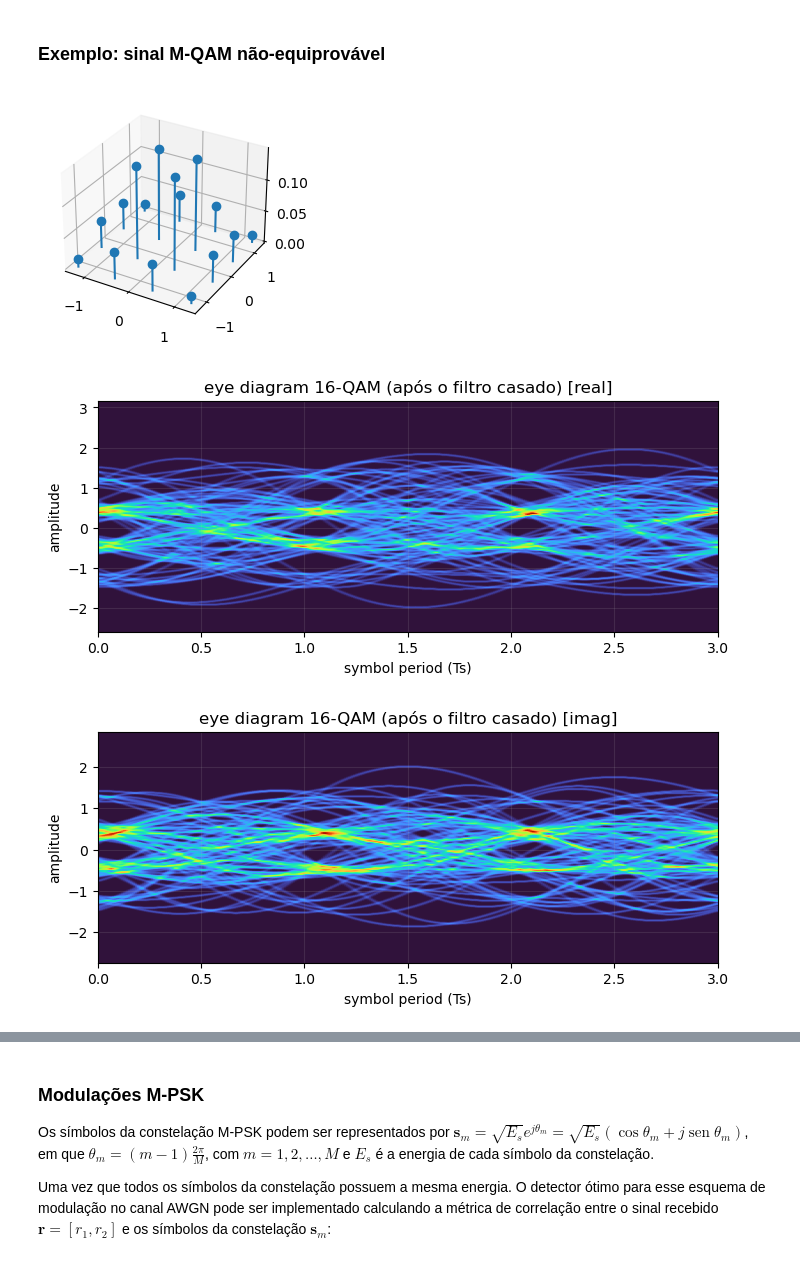
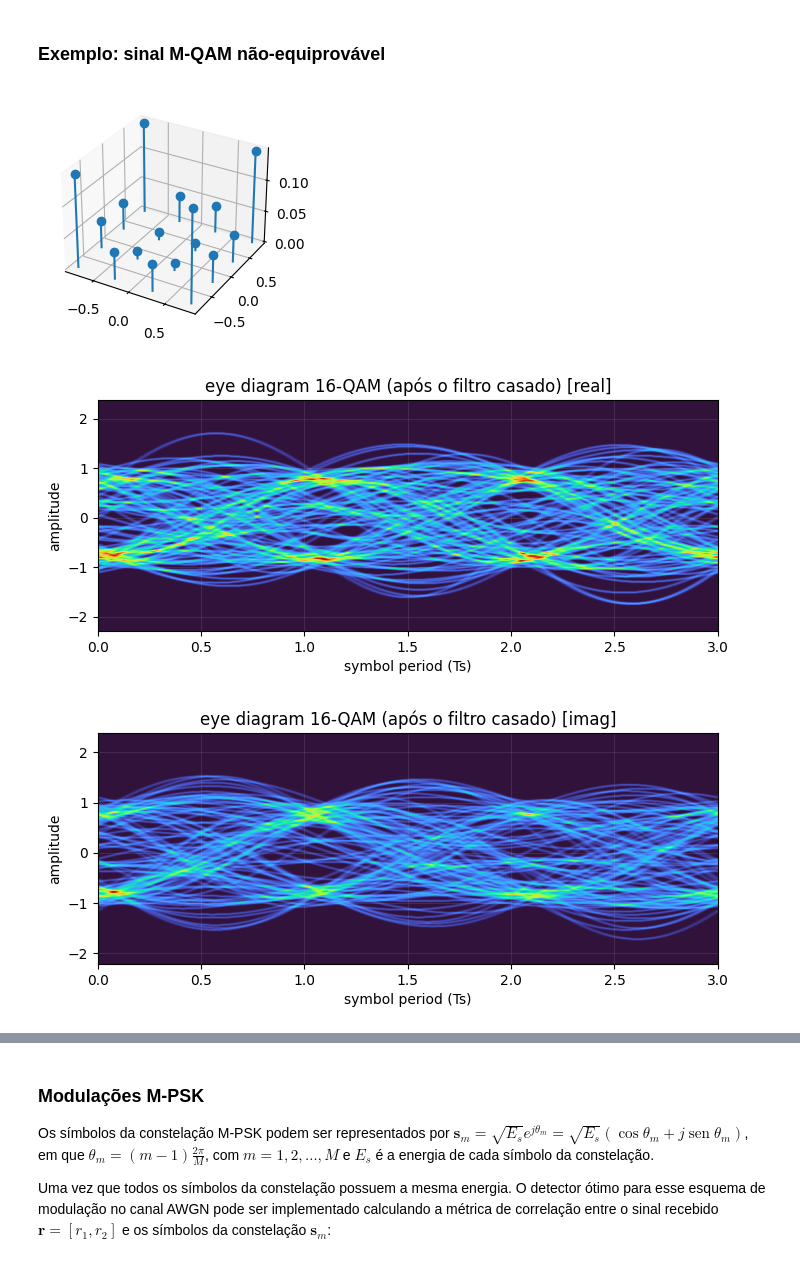
Before and after one commit to edsonportosilva/TDI, a Jupyter notebook: jupyter/3 - Receptores ótimos para canais AWGN.ipynb, the cells around one changed output, grey strips where cells are left out. Drawn from its saved outputs; the diff is of its cells as text; code cells hidden in the pictures.

```diff
--- a/jupyter/3 - Receptores ótimos para canais AWGN.ipynb
+++ b/jupyter/3 - Receptores ótimos para canais AWGN.ipynb
@@ -531,7 +531,7 @@ $$
 $$
 # %%
 # ruído gaussiano branco
-σ2  = 0.005  # variância
+σ2  = 0.01  # variância
 μ   = 0      # média
 
 σ     = sqrt(σ2*SpS)
@@ -749,7 +749,7 @@ sigRx = firFilter(pulse, sigTx+ruido)
 sigRx = pnorm(sigRx)
 
 # downsampling
-r = sigRx[1::SpS]
+r = sigRx[2::SpS]
 
 # diagrama de olho
 Nsamples = 200000*SpS
@@ -995,7 +995,7 @@ constSymb = grayMapping(M, 'qam')  # constellation
 # define probabilidades de símbolo
 constSymb = pnorm(constSymb)
 
-PS = 1.5
+PS = -1.5
 probSymb = maxwellBolt(PS, constSymb)
 Es = np.sum(( np.abs(constSymb) ** 2 ) * probSymb)
 constSymb = constSymb/np.sqrt(Es)
@@ -1011,36 +1011,36 @@ symbTx = pnorm(symbTx) # power normalization
 symbolsUp = upsample(symbTx, SpS)
 
 # pulso
 pulse = pulseShape('rrc', SpS, N=4096, alpha=0.01)
 pulse = pulse/max(abs(pulse))
 
 # formatação de pulso
 sigTx = firFilter(pulse, symbolsUp)
 sigTx = pnorm(sigTx)
 
 # ruído gaussiano branco
 Namostras = sigTx.size
 σ2  = 0.025 # variância
 μ   = 0   # média
 
 σ      = sqrt(σ2*SpS)
 ruido  = 1/np.sqrt(2)*(normal(μ, σ, Namostras) + 1j*normal(μ, σ, Namostras))
 
 
 # filtro casado
 sigRx = firFilter(pulse, sigTx+ruido)
 sigRx = pnorm(sigRx)
 
 # downsampling
 r = sigRx[2::SpS]
 
 # diagrama de olho
 Nsamples = 200000*SpS
 eyediagram(sigRx, Nsamples, SpS, plotlabel= str(M)+'-QAM (após o filtro casado)', ptype='fancy')
 # %% [output]
-[figure, old version]
+[figure, new version]
-[figure, old version]
+[figure, new version]
-[figure, old version]
+[figure, new version]
 # %%
 dec, pos = detector(r, σ2, constSymb, px=probSymb, rule='MAP') # detector
 # %%
```
Also changed, not shown: parts of 38 cells of this notebook.
